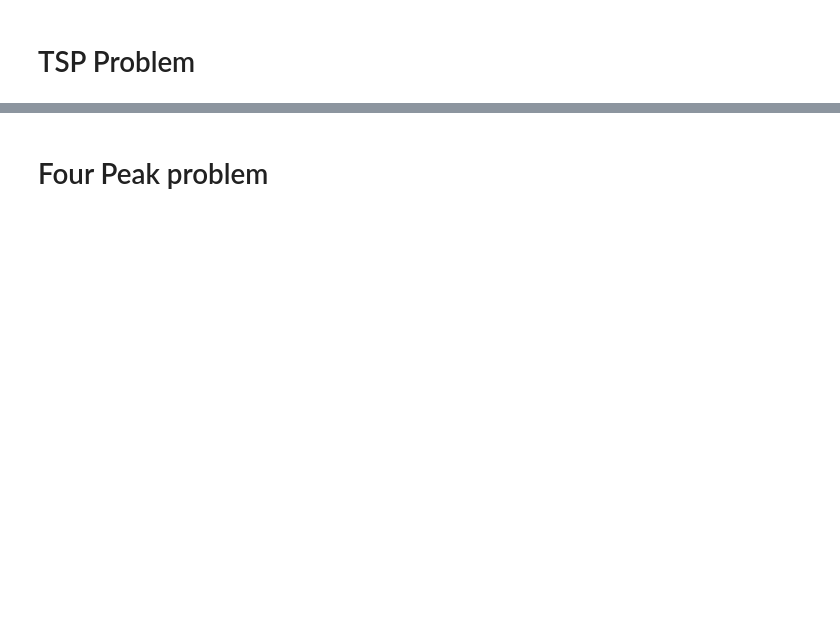
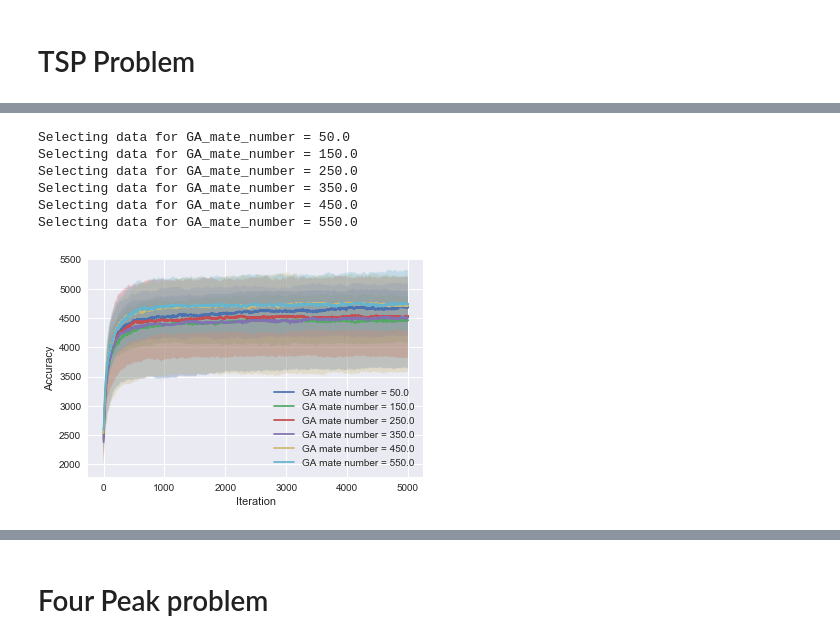
Before and after one commit to anliec/ML_homework_random, a Jupyter notebook: plotter/Problems.ipynb, the cells around one changed output, grey strips where cells are left out. Saved outputs shown, nothing was run; the diff lists cells and outputs as text; code cells hidden in the pictures; blank space fills up the shorter version.

```diff
--- a/plotter/Problems.ipynb
+++ b/plotter/Problems.ipynb
@@ -169,0 +199,15 @@ Selecting data for Algorithm = SA
+# %%
+generate_plot(con=con,
+            x_arg_name = 'Iteration',
+            y_arg_name = 'Error',
+            z_arg_name = 'GA_mate_number',
+            filters = {"Problem": ["tsp"], 'Algorithm': ['GA'], 'GA_population': [600.0], 'GA_mutate_number': [10]}
+)
+# %% [output]
+Selecting data for GA_mate_number = 50.0
+Selecting data for GA_mate_number = 150.0
+Selecting data for GA_mate_number = 250.0
+Selecting data for GA_mate_number = 350.0
+Selecting data for GA_mate_number = 450.0
+Selecting data for GA_mate_number = 550.0
+[figure, added]
```
Also changed, not shown: parts of 32 cells of this notebook, 1 other file.
